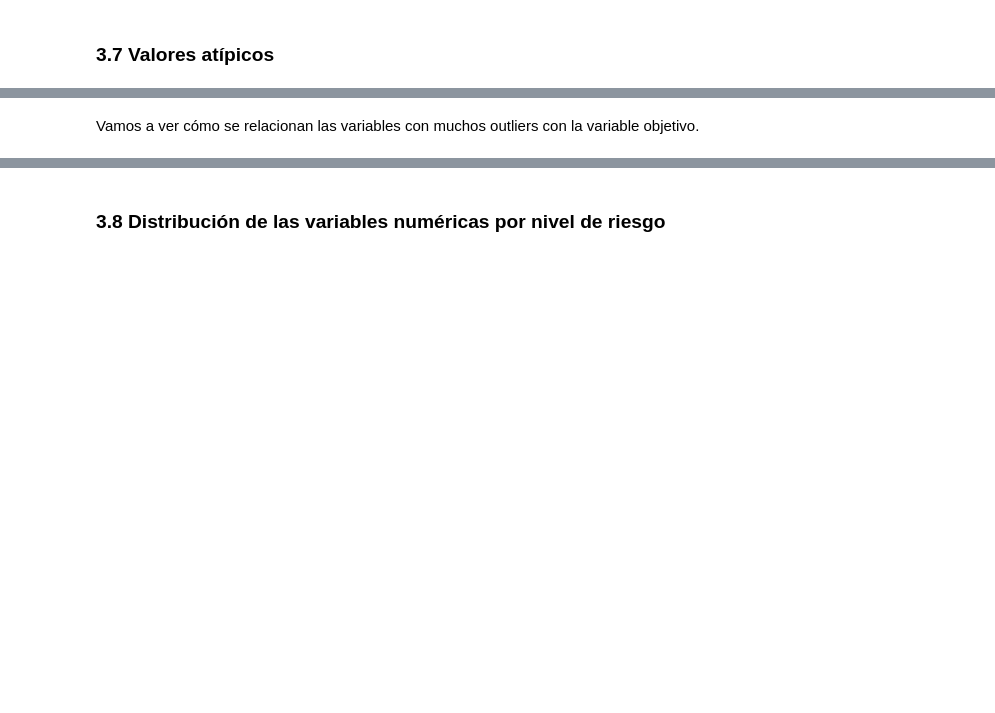
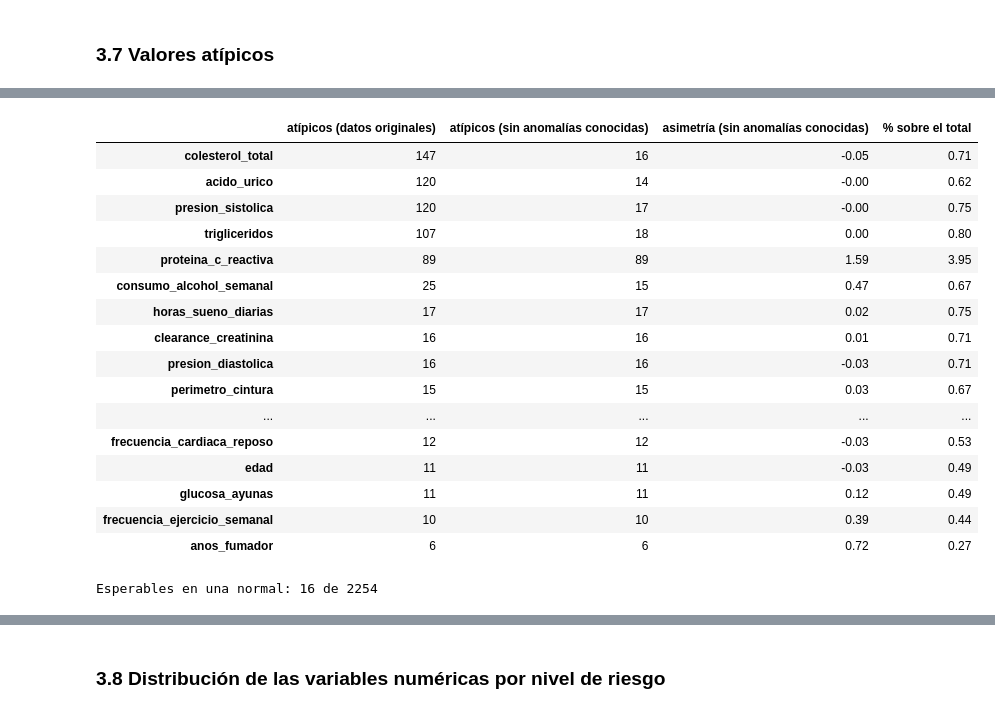
Before and after one commit to csm8-um/MasterIA-ML01, a Jupyter notebook: notebooks/Tarea1_ML.ipynb, the cells around one changed output, grey strips where cells are left out. Drawn from its saved outputs; the diff is of its cells as text; code cells hidden in the pictures; blank space fills up the shorter version.

Commit message:
Actualizacion v3 del Análisis exploratorio de datos

```diff
--- a/notebooks/Tarea1_ML.ipynb
+++ b/notebooks/Tarea1_ML.ipynb
@@ -1221,12 +1280,43 @@ El siguiente paso es comprobar cuántos valores outliers tenemos para cada varia
 # %%
-for c in df.columns:
-    if df[c].dtype in ['int64', 'float64']:
-        Q1 = df[c].quantile(0.25)
-        Q3 = df[c].quantile(0.75)
-        IQR = Q3 - Q1
-        lower_bound = Q1 - 1.5 * IQR
-        upper_bound = Q3 + 1.5 * IQR
-        outliers = df[(df[c] < lower_bound) | (df[c] > upper_bound)]
-        print(f"Variable: {c}, Outliers: {len(outliers)}")
+def contar_atipicos_iqr(serie):
+    q1, q3 = serie.quantile([0.25, 0.75])
+    iqr = q3 - q1
+    return int(((serie < q1 - 1.5 * iqr) | (serie > q3 + 1.5 * iqr)).sum())
+
+# Copia de trabajo SOLO para este recuento: se apartan las anomalías ya identificadas
+datos_sin_anomalias = df[COLS_NUMERICAS].copy()
+for col, valores in VALORES_REPETIDOS.items():
+    datos_sin_anomalias[col] = datos_sin_anomalias[col].mask(datos_sin_anomalias[col].isin(valores))
+for col in ['colesterol_hdl', 'trigliceridos']:
+    datos_sin_anomalias[col] = datos_sin_anomalias[col].mask(datos_sin_anomalias[col] < 0)
+datos_sin_anomalias['consumo_alcohol_semanal'] = datos_sin_anomalias['consumo_alcohol_semanal'].clip(lower=0)
+
+tabla_atipicos = pd.DataFrame({
+    'atípicos (datos originales)': {c: contar_atipicos_iqr(df[c]) for c in COLS_NUMERICAS},
+    'atípicos (sin anomalías conocidas)': {c: contar_atipicos_iqr(datos_sin_anomalias[c]) for c in COLS_NUMERICAS},
+    'asimetría (sin anomalías conocidas)': datos_sin_anomalias.skew(),
+})
+tabla_atipicos['% sobre el total'] = tabla_atipicos['atípicos (sin anomalías conocidas)'] / len(df) * 100
+display(tabla_atipicos.sort_values('atípicos (datos originales)', ascending=False).round(2))
+
+# Referencia: un 0,7 % de atípicos es lo esperable en una normal con 2.254 datos
+print(f'Esperables en una normal: {0.007 * len(df):.0f} de {len(df)}')
+# %% [output]
+|  | atípicos (datos originales) | atípicos (sin anomalías conocidas) | asimetría (sin anomalías conocidas) | % sobre el total |
+| colesterol_total | 147 | 16 | -0.05 | 0.71 |
+| acido_urico | 120 | 14 | -0.00 | 0.62 |
+| presion_sistolica | 120 | 17 | -0.00 | 0.75 |
+| trigliceridos | 107 | 18 | 0.00 | 0.80 |
+| proteina_c_reactiva | 89 | 89 | 1.59 | 3.95 |
+| consumo_alcohol_semanal | 25 | 15 | 0.47 | 0.67 |
+| horas_sueno_diarias | 17 | 17 | 0.02 | 0.75 |
+| clearance_creatinina | 16 | 16 | 0.01 | 0.71 |
+| presion_diastolica | 16 | 16 | -0.03 | 0.71 |
+| perimetro_cintura | 15 | 15 | 0.03 | 0.67 |
+| ... | ... | ... | ... | ... |
+| frecuencia_cardiaca_reposo | 12 | 12 | -0.03 | 0.53 |
+| edad | 11 | 11 | -0.03 | 0.49 |
+| glucosa_ayunas | 11 | 11 | 0.12 | 0.49 |
+| frecuencia_ejercicio_semanal | 10 | 10 | 0.39 | 0.44 |
+| anos_fumador | 6 | 6 | 0.72 | 0.27 |
+Esperables en una normal: 16 de 2254
-# %% [markdown]
-Vamos a ver cómo se relacionan las variables con muchos outliers con la variable objetivo.
```
Also changed, not shown: parts of 20 cells of this notebook.
